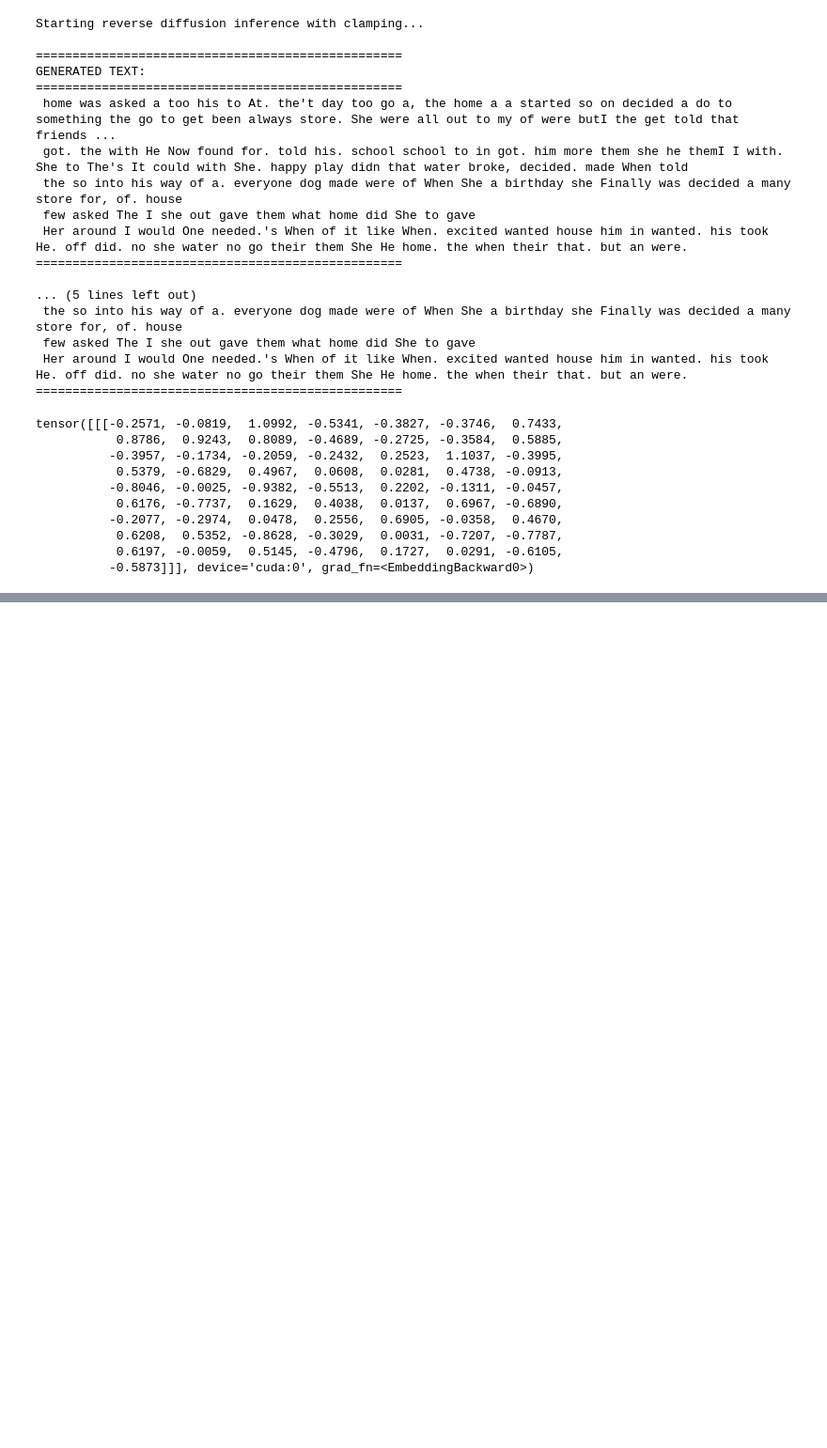
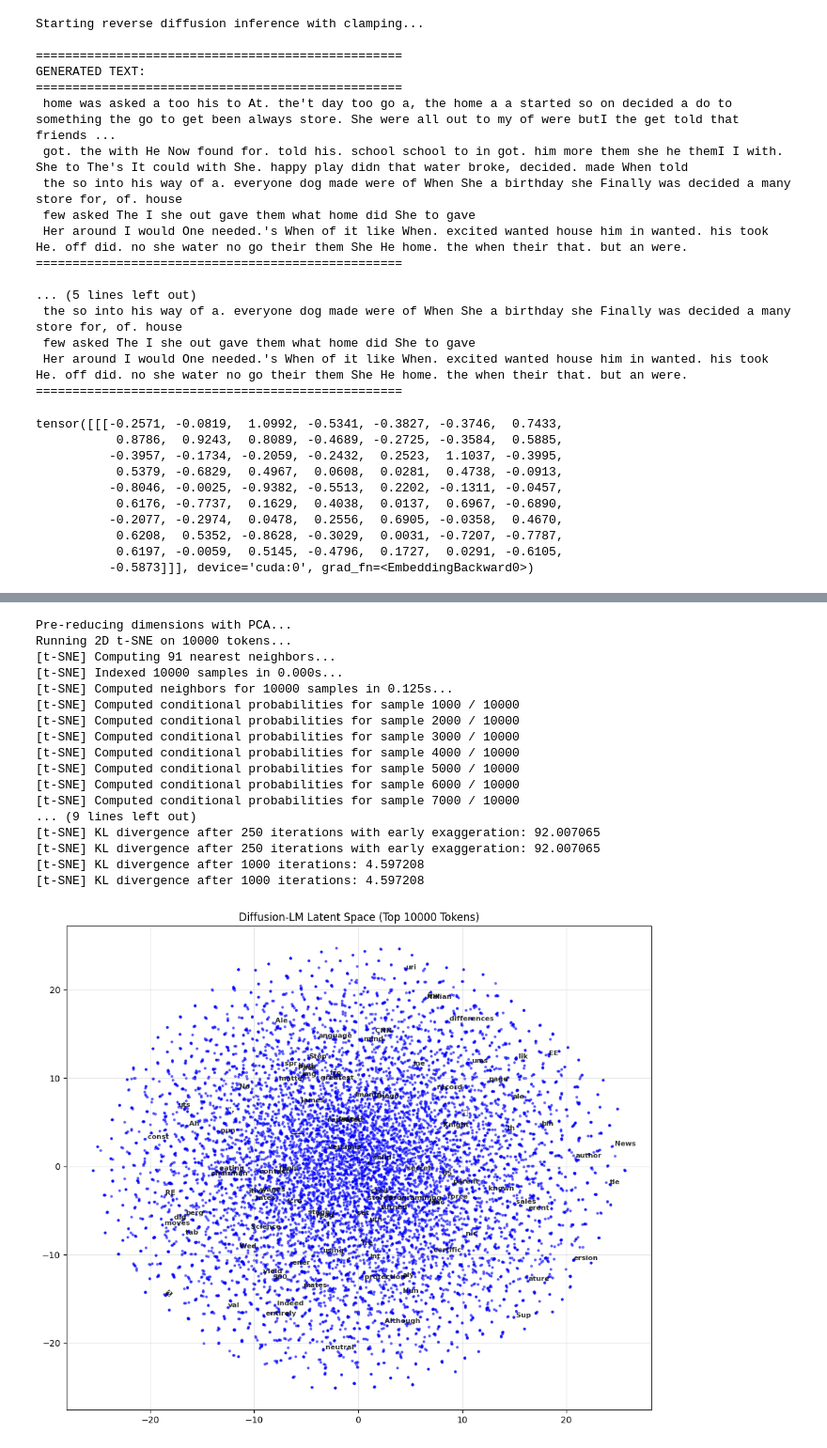
Before and after one commit to Utsab-2010/Diffusion-LM, a Jupyter notebook: gpt_diff.ipynb, the cells around one changed output, grey strips where cells are left out. Shown: that part at 94% size. Cells and saved outputs as stored; diff of their text form; code cells hidden in the pictures; blank space fills up the shorter version.

Commit message:
added visualisation for embedding space

```diff
--- a/gpt_diff.ipynb
+++ b/gpt_diff.ipynb
@@ -562,0 +604,2 @@ tensor([[[-0.2571, -0.0819,  1.0992, -0.5341, -0.3827, -0.3746,  0.7433,
+# %%
+my_vocab_itos_list = [tokenizer.decode([i]) for i in range(config.n_vocab)]
@@ -562,0 +646,57 @@ tensor([[[-0.2571, -0.0819,  1.0992, -0.5341, -0.3827, -0.3746,  0.7433,
+# %%
+import matplotlib.pyplot as plt
+from sklearn.manifold import TSNE
+from sklearn.decomposition import PCA
+
+@torch.no_grad()
+def visualize_embeddings_2d(emb_func, vocab_list, top_n=5000):
+    # 1. Extract and Clean Data
+    # Convert to CPU, Float32, and Numpy immediately to prevent hanging
+    embeddings = emb_func.weight[:top_n].detach().cpu().float().numpy()
+
+    # 2. PCA Pre-reduction (768 -> 50)
+    # This removes noise and makes t-SNE significantly faster and more stable
+    print("Pre-reducing dimensions with PCA...")
+    pca = PCA(n_components=50)
+    embeddings_reduced = pca.fit_transform(embeddings)
+
+    # 3. 2D t-SNE
+    print(f"Running 2D t-SNE on {top_n} tokens...")
+    # perplexity 30 is standard; init='pca' is faster than 'random'
+    tsne = TSNE(n_components=2, perplexity=30, init='pca', verbose=1, random_state=42)
+    embeds_2d = tsne.fit_transform(embeddings_reduced)
+
+    # 4. Plotting with Matplotlib (Reliable & Fast)
+    plt.figure(figsize=(12, 10))
+    plt.scatter(embeds_2d[:, 0], embeds_2d[:, 1], alpha=0.5, s=5, c='blue')
+
+    # Label a subset of words to verify clusters
+    # We label every 100th word so the plot isn't a mess of text
+    for i in range(0, top_n, 100):
+        plt.annotate(vocab_list[i], (embeds_2d[i, 0], embeds_2d[i, 1]),
+                     fontsize=8, alpha=0.8, weight='bold')
+
+    plt.title(f"Diffusion-LM Latent Space (Top {top_n} Tokens)")
+    plt.grid(True, alpha=0.3)
+    plt.show()
+# %%
+visualize_embeddings_2d(emb_func.embed, my_vocab_itos_list[:10000], top_n=10000)
+# %% [output]
+Pre-reducing dimensions with PCA...
+Running 2D t-SNE on 10000 tokens...
+[t-SNE] Computing 91 nearest neighbors...
+[t-SNE] Indexed 10000 samples in 0.000s...
+[t-SNE] Computed neighbors for 10000 samples in 0.125s...
+[t-SNE] Computed conditional probabilities for sample 1000 / 10000
+[t-SNE] Computed conditional probabilities for sample 2000 / 10000
+[t-SNE] Computed conditional probabilities for sample 3000 / 10000
+[t-SNE] Computed conditional probabilities for sample 4000 / 10000
+[t-SNE] Computed conditional probabilities for sample 5000 / 10000
+[t-SNE] Computed conditional probabilities for sample 6000 / 10000
+[t-SNE] Computed conditional probabilities for sample 7000 / 10000
+... (9 lines left out)
+[t-SNE] KL divergence after 250 iterations with early exaggeration: 92.007065
+[t-SNE] KL divergence after 250 iterations with early exaggeration: 92.007065
+[t-SNE] KL divergence after 1000 iterations: 4.597208
+[t-SNE] KL divergence after 1000 iterations: 4.597208
+[figure, added]
```
Also changed, not shown: parts of 5 cells of this notebook, 1 other file.
